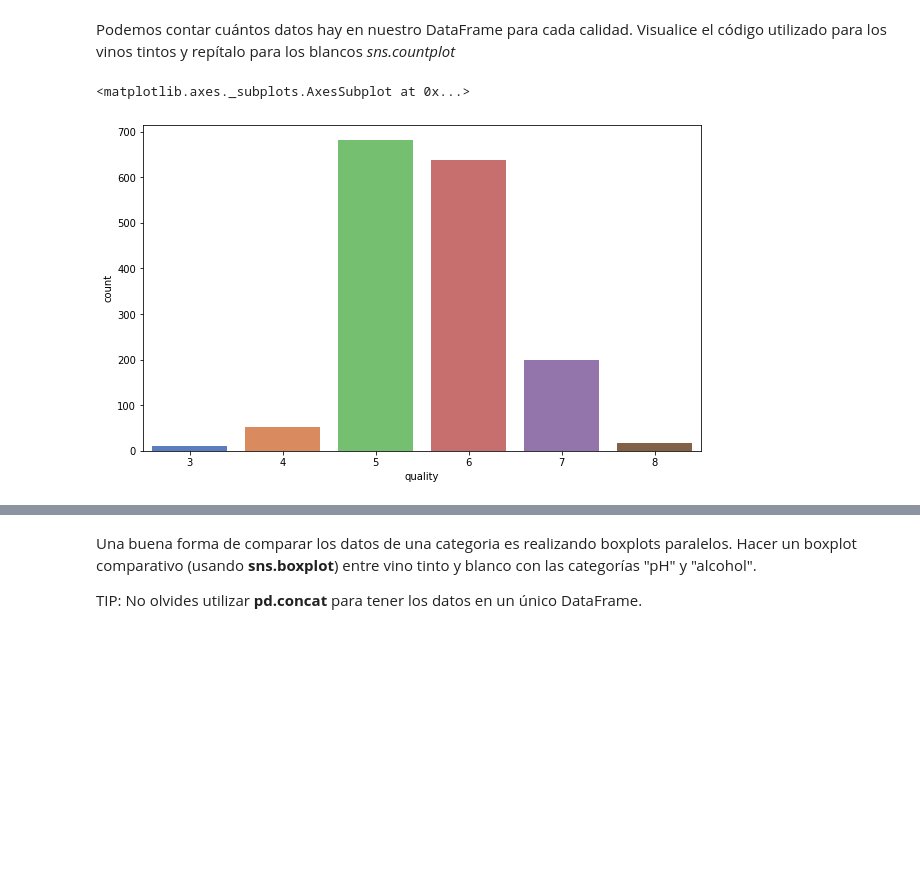
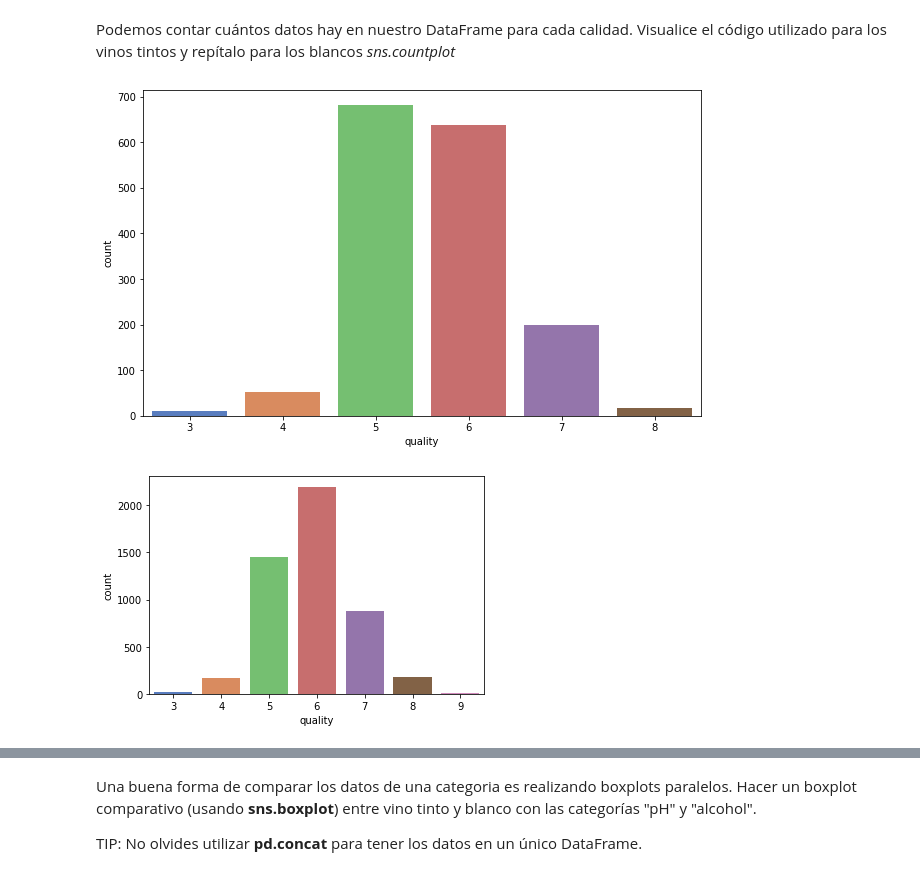
Before and after one commit to Adrieto/DataScience, a Jupyter notebook: Ejercicios_para_Notebook_2_Parte_2_Enero_2023.ipynb, the cells around one changed output, grey strips where cells are left out. Drawn from its saved outputs; the diff is of its cells as text; code cells hidden in the pictures; blank space fills up the shorter version.

```diff
--- a/Ejercicios_para_Notebook_2_Parte_2_Enero_2023.ipynb
+++ b/Ejercicios_para_Notebook_2_Parte_2_Enero_2023.ipynb
@@ -23,11 +23,12 @@ df_white =pd.read_csv("___", delimiter=";")
 # %% [markdown]
 Podemos contar cuántos datos hay en nuestro DataFrame para cada calidad. Visualice el código utilizado para los vinos tintos y repítalo para los blancos *sns.countplot*
 # %%
-plt.figure(figsize=(10, 6))
-sns.countplot(df_red["quality"], palette="muted")
-
-#Realícelo para vinos blancos
-sns.countplot(_____, palette="muted")
+plt.figure(figsize=(10, 6));
+sns.countplot(df_red["quality"], palette="muted");
 # %% [output]
-<matplotlib.axes._subplots.AxesSubplot at 0x...>
 [figure]
+# %%
+#Realícelo para vinos blancos
+sns.countplot(df_white["quality"], palette="muted");
+# %% [output]
+[figure, added]
```
Also changed, not shown: parts of 17 cells of this notebook.
